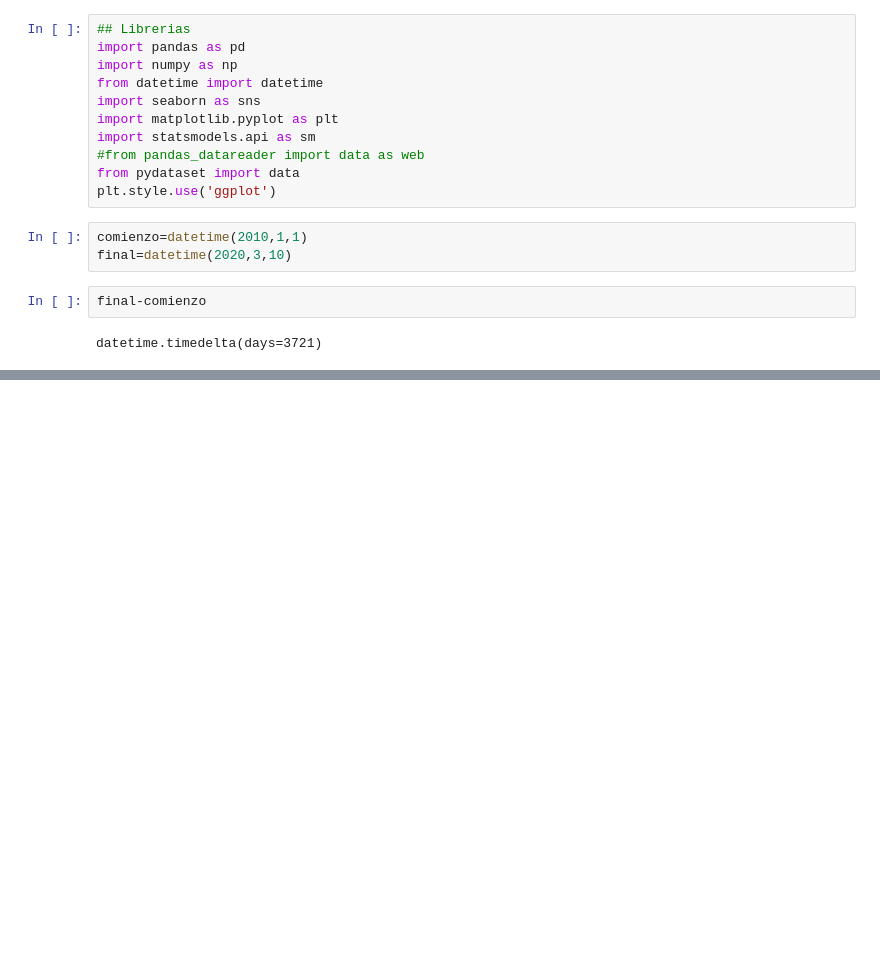
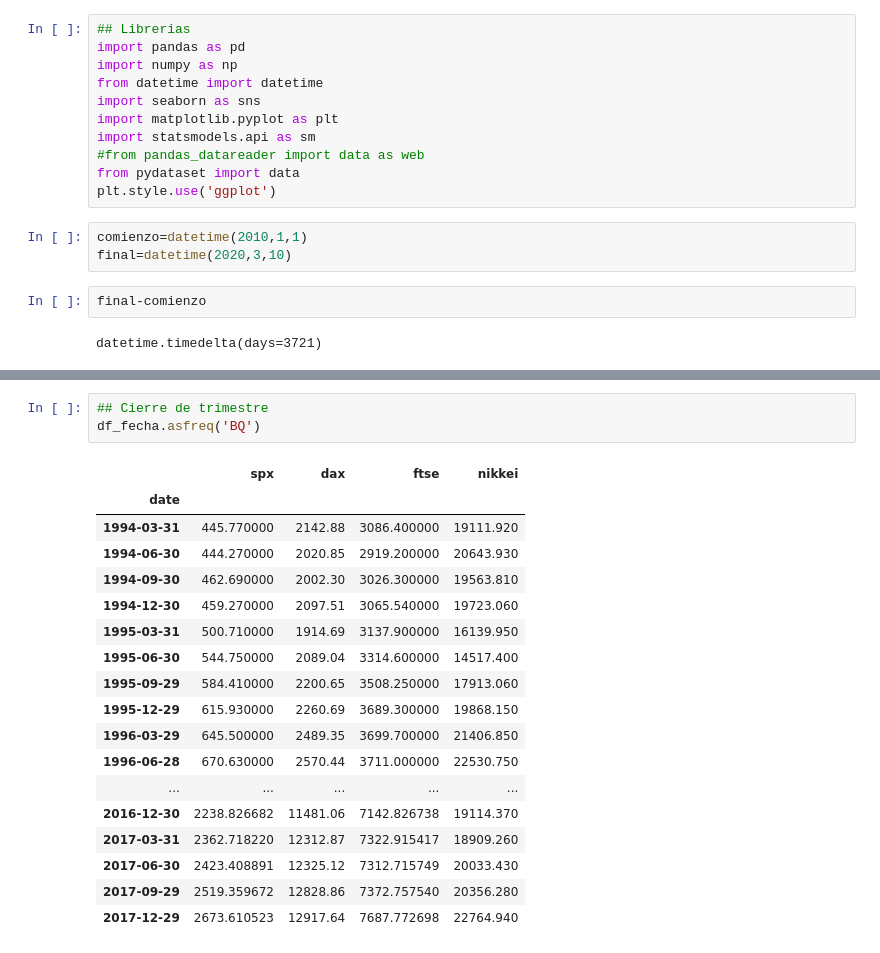
Before and after one commit to felixballestergoytia/Bootcamp_Sep2022, a Jupyter notebook: Seires Temporales/series_Temporales.ipynb, the cells around one changed output, grey strips where cells are left out. Drawn from its saved outputs; the diff is of its cells as text; blank space fills up the shorter version.

```diff
--- a/Seires Temporales/series_Temporales.ipynb
+++ b/Seires Temporales/series_Temporales.ipynb
@@ -36,0 +208,22 @@ NameError: name 'df' is not defined
+# %%
+## Cierre de trimestre
+df_fecha.asfreq('BQ')
+# %% [output]
+|  | spx | dax | ftse | nikkei |
+| date |  |  |  |  |
+| 1994-03-31 | 445.770000 | 2142.88 | 3086.400000 | 19111.920 |
+| 1994-06-30 | 444.270000 | 2020.85 | 2919.200000 | 20643.930 |
+| 1994-09-30 | 462.690000 | 2002.30 | 3026.300000 | 19563.810 |
+| 1994-12-30 | 459.270000 | 2097.51 | 3065.540000 | 19723.060 |
+| 1995-03-31 | 500.710000 | 1914.69 | 3137.900000 | 16139.950 |
+| 1995-06-30 | 544.750000 | 2089.04 | 3314.600000 | 14517.400 |
+| 1995-09-29 | 584.410000 | 2200.65 | 3508.250000 | 17913.060 |
+| 1995-12-29 | 615.930000 | 2260.69 | 3689.300000 | 19868.150 |
+| 1996-03-29 | 645.500000 | 2489.35 | 3699.700000 | 21406.850 |
+| 1996-06-28 | 670.630000 | 2570.44 | 3711.000000 | 22530.750 |
+| ... | ... | ... | ... | ... |
+| 2016-12-30 | 2238.826682 | 11481.06 | 7142.826738 | 19114.370 |
+| 2017-03-31 | 2362.718220 | 12312.87 | 7322.915417 | 18909.260 |
+| 2017-06-30 | 2423.408891 | 12325.12 | 7312.715749 | 20033.430 |
+| 2017-09-29 | 2519.359672 | 12828.86 | 7372.757540 | 20356.280 |
+| 2017-12-29 | 2673.610523 | 12917.64 | 7687.772698 | 22764.940 |
```
Also changed, not shown: parts of 22 cells of this notebook, 1 other file.
